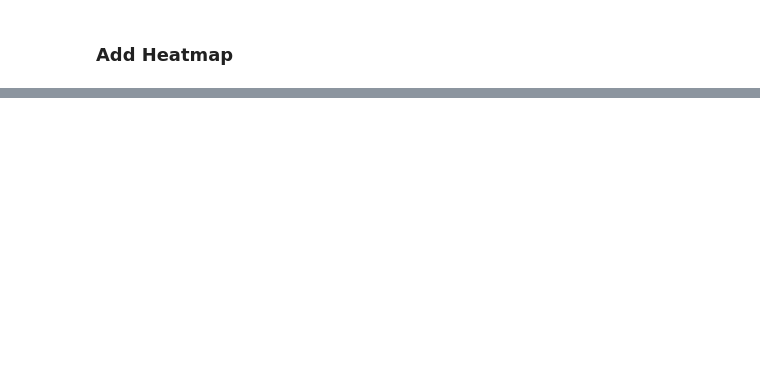
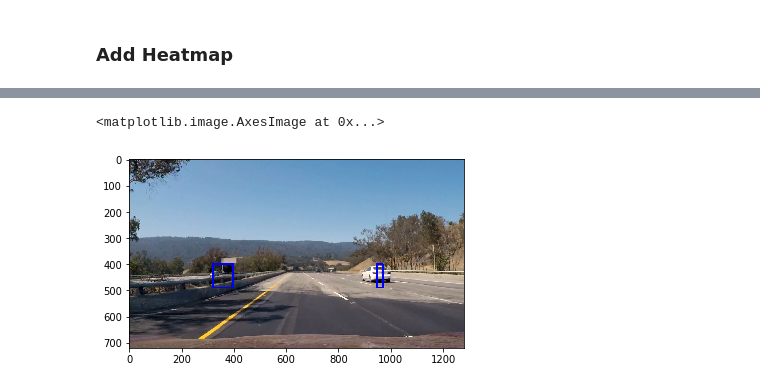
Before and after one commit to PedroHRPBS/CarND-Vehicle-Detection, a Jupyter notebook: Vehicle-Detection-project.ipynb, the cells around one changed output, grey strips where cells are left out. Cells and saved outputs as stored; diff of their text form; code cells hidden in the pictures; blank space fills up the shorter version.

```diff
--- a/Vehicle-Detection-project.ipynb
+++ b/Vehicle-Detection-project.ipynb
@@ -565,0 +675,14 @@ Clipping input data to the valid range for imshow with RGB data ([0..1] for floa
+# %%
+imageeee = mpimg.imread(test_images[5])
+det = Vehicle_Detect()
+def process_image(image):
+
+    return pipeline_2(image)
+
+#plt.imshow(process_image(imageeee))
+# %%
+det = Vehicle_Detect()
+project_output = 'output/project_video_output_pp3.mp4'
+clip1 = VideoFileClip("project_video.mp4").subclip(21, 23)
+white_clip = clip1.fl_image(process_image) #NOTE: this function expects color images!!
+%time white_clip.write_videofile(project_output, audio=False)
@@ -565,0 +699,5 @@ Clipping input data to the valid range for imshow with RGB data ([0..1] for floa
+# %%
+plt.imshow(white_clip.get_frame(0.8))
+# %% [output]
+<matplotlib.image.AxesImage at 0x...>
+[figure, added]
```
Also changed, not shown: parts of 28 cells of this notebook.
